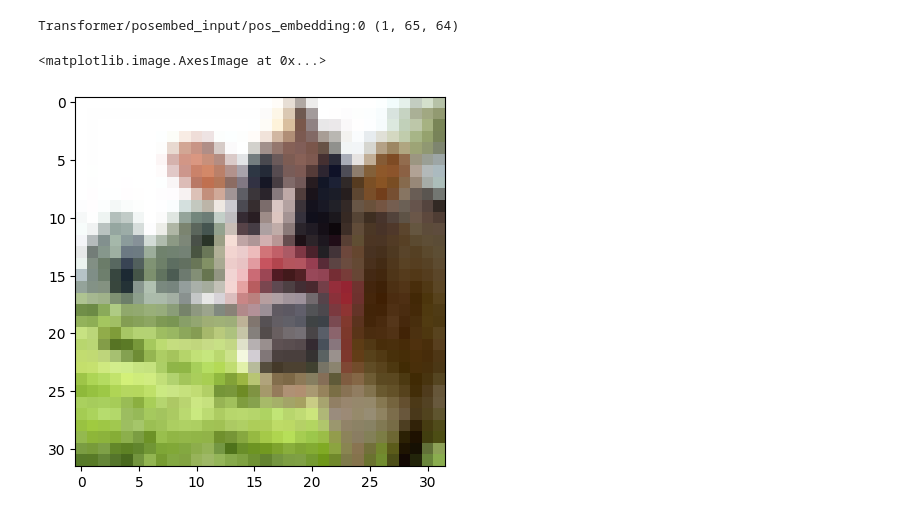
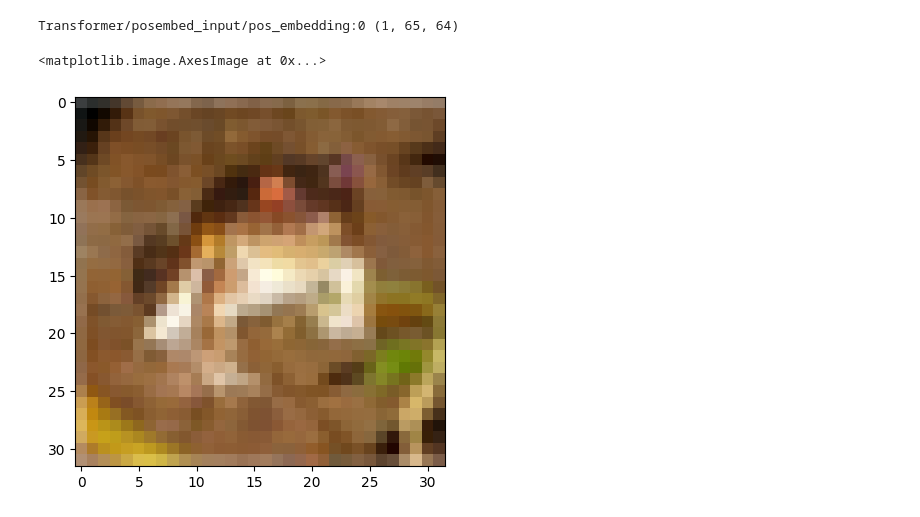
Before and after one commit to Lord225/explain-rl, a Jupyter notebook: analize-vits-cifar.ipynb, the cells around one changed output. Drawn from its saved outputs; the diff is of its cells as text; code cells hidden in the pictures.

```diff
--- a/analize-vits-cifar.ipynb
+++ b/analize-vits-cifar.ipynb
@@ -67,30 +67,30 @@ for var in model.layers[2].variables:
 # %% [output]
 Transformer/posembed_input/pos_embedding:0 (1, 65, 64)
 # %%
-train, test = keras.datasets.cifar100.load_data()
+train, test = keras.datasets.cifar10.load_data()
 
 x_train, y_train = train
 
 y_train = y_train.astype("float32")
 
 x_train = x_train / 255.0
 
 x_train = x_train.reshape(x_train.shape[0], 32, 32, 3)
 
 x_test, y_test = test
 
 x_test = x_test / 255.0
 
 x_test = x_test.reshape(x_test.shape[0], 32, 32, 3)
 
 y_test = y_test.astype("float32")
 
 
 import matplotlib.pyplot as plt
 
 sample = x_train[0].reshape(32, 32, 3)
 
 plt.imshow(sample)
 # %% [output]
 <matplotlib.image.AxesImage at 0x...>
-[figure, old version]
+[figure, new version]
```
Also changed, not shown: parts of 2 cells of this notebook, 2 other files.
